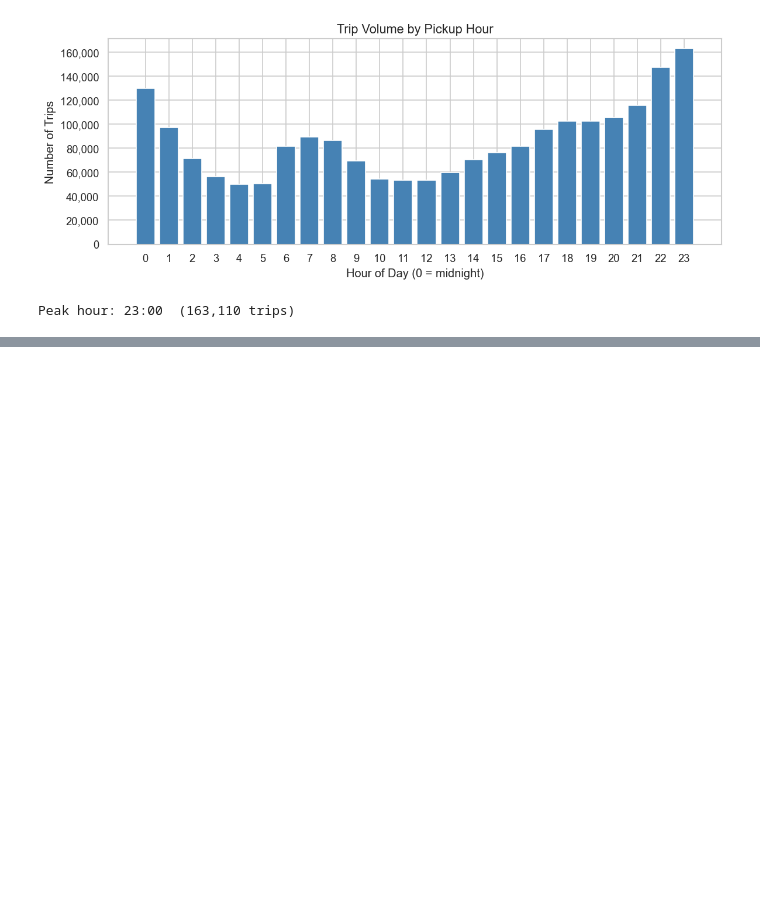
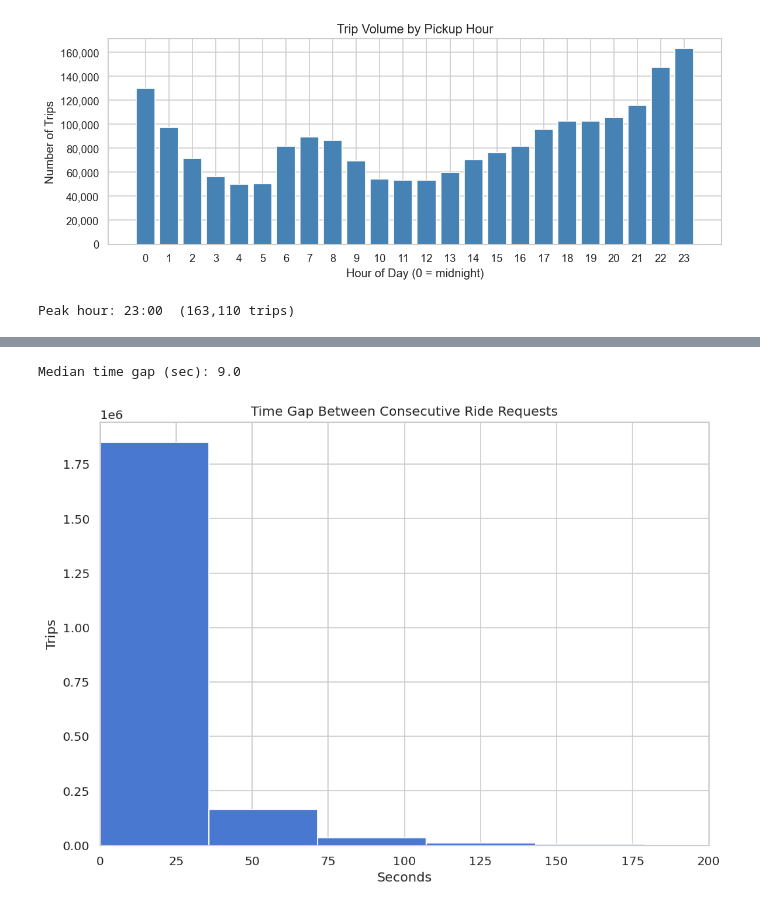
Before and after one commit to anushkasjadhav/MSE446-Optimization-Ride-Pooling-For-Emissions-Reduction, a Jupyter notebook: EDA/trip_distribution_eda.ipynb, the cells around one changed output, grey strips where cells are left out. Drawn from its saved outputs; the diff is of its cells as text; code cells hidden in the pictures; blank space fills up the shorter version.

```diff
--- a/EDA/trip_distribution_eda.ipynb
+++ b/EDA/trip_distribution_eda.ipynb
@@ -280,0 +340,22 @@ Peak hour: 23:00  (163,110 trips)
+# %%
+# this plot shows how close in time range ride request occurs - this is useful to identify the pooling window for clustering
+df = df.sort_values("pickup_datetime")
+
+time_gaps = df["time_gap_sec"]
+time_gaps = df["pickup_datetime"].diff().dt.total_seconds()
+
+plt.figure(figsize=(10,7))
+
+plt.hist(df["time_gap_sec"].dropna(), bins=100)
+
+plt.xlim(0,200)
+
+plt.title("Time Gap Between Consecutive Ride Requests")
+plt.xlabel("Seconds")
+plt.ylabel("Trips")
+
+print("Median time gap (sec):", round(time_gaps.median(),2))
+plt.show()
+# %% [output]
+Median time gap (sec): 9.0
+[figure, added]
```
Also changed, not shown: parts of 11 cells of this notebook, 6 other files.
